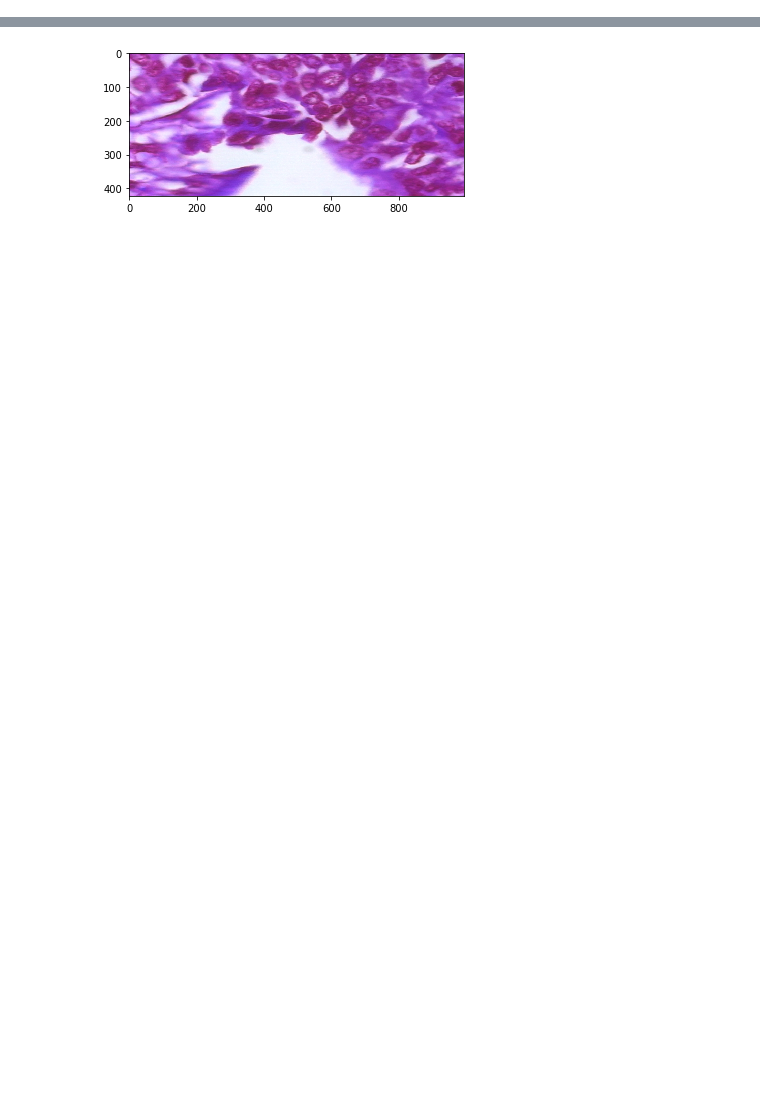
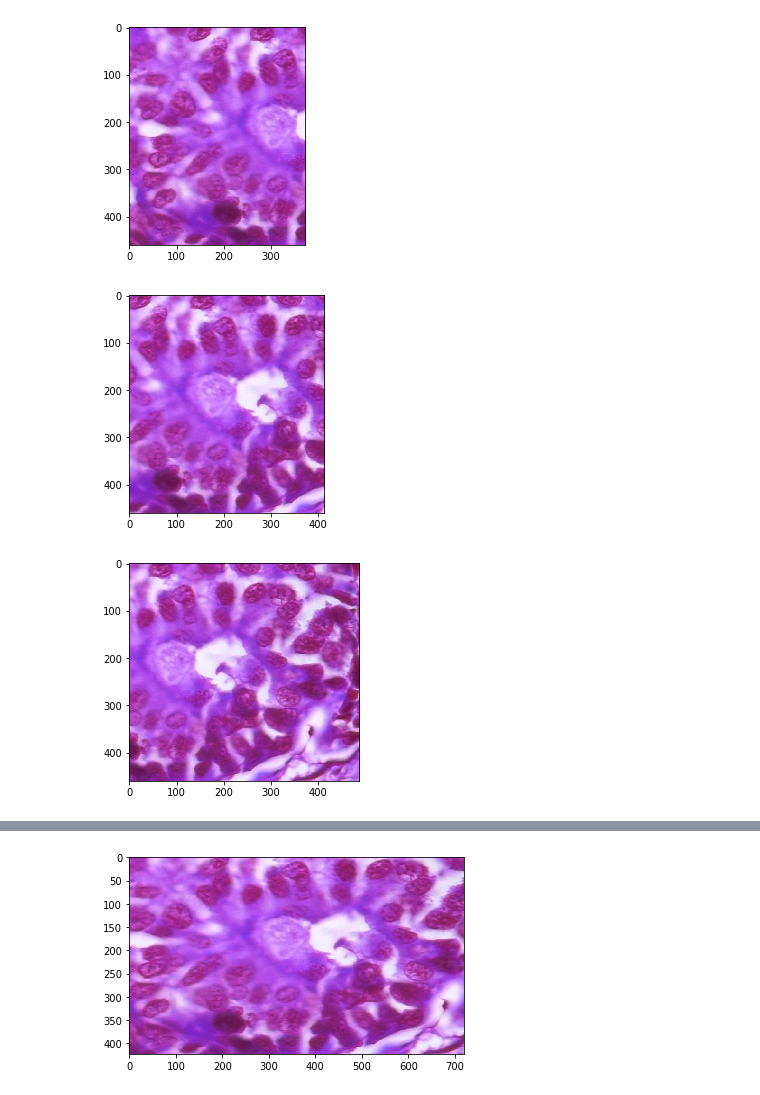
Before and after one commit to wparaujo/visaocomp, a Jupyter notebook: SURF.ipynb, the cells around one changed output, grey strips where cells are left out. Drawn from its saved outputs; the diff is of its cells as text; code cells hidden in the pictures; blank space fills up the shorter version.

```diff
--- a/SURF.ipynb
+++ b/SURF.ipynb
@@ -47,7 +47,6 @@ class Matcher:
 class Stitcher:
     def __init__(
         self,
-        number_of_images,
         crop_x_min=None,
         crop_x_max=None,
         crop_y_min=None,
@@ -57,8 +56,6 @@ class Stitcher:
         self.matcher_obj = Matcher()
         self.homography_cache = {}
         self.overlay_cache = {}
-
-        self.count = number_of_images
 
         self.crop_x_min = crop_x_min
         self.crop_x_max = crop_x_max
@@ -70,7 +67,7 @@ class Stitcher:
         stitches the images into a panorama
         """
         self.images = images
-
+        self.count = len(images)
         self.prepare_lists()
 
         # left stitching
@@ -155,14 +152,14 @@ class Stitcher:
             offsetx = abs(int(f1[0]))
 
             # dimension of warped image
-            dsize = (int(ds[0]) + offsetx, int(ds[1]) + offsety)
+            dsize = (round(int(ds[0])) + offsetx + 100, round(int(ds[1])) + offsety + 100)
 
             tmp = cv2.warpPerspective(a, XH, dsize, borderMode=cv2.BORDER_TRANSPARENT)
 
             # punch the image in there
             tmp[
                 offsety : image.shape[0] + offsety, offsetx : image.shape[1] + offsetx
-            ] = image
+            ] =image
 
             a = tmp
 
@@ -207,34 +204,41 @@ class Stitcher:
 
 
 if __name__ == "__main__":
-    FRAME_WIDTH = 460
+    FRAME_WIDTH = 492
     FRAME_HEIGHT = 460
 
     shanghai_files = [
         "img400x_1.png",
         "img400x_2.png",
         "img400x_3.png",
     ]
 
+    for f in shanghai_files:
+        img = cv2.imread(f)
+        plt.imshow(img)
+        plt.show()
+
     shanghai = [
         cv2.resize(cv2.imread(f), (FRAME_WIDTH, FRAME_HEIGHT)) for f in shanghai_files
     ]
 
     crop_x_min = 30
-    crop_x_max = 1024
+    crop_x_max = 750
     crop_y_min = 37
     crop_y_max = 460
 
     s = Stitcher(
-        len(shanghai_files),
         crop_x_min=crop_x_min,
         crop_x_max=crop_x_max,
         crop_y_min=crop_y_min,
         crop_y_max=crop_y_max,
     )
 
     panorama = s.stitch(shanghai)
 
     plt.imshow(panorama)
     plt.show()
 # %% [output]
+[figure, new version]
+[figure, added]
+[figure, added]
@@ -242 +246 @@ stitching took 2.39 seconds.
-[figure, old version]
+[figure, added]
```
Also changed, not shown: parts of 1 cell of this notebook, 4 other files.
